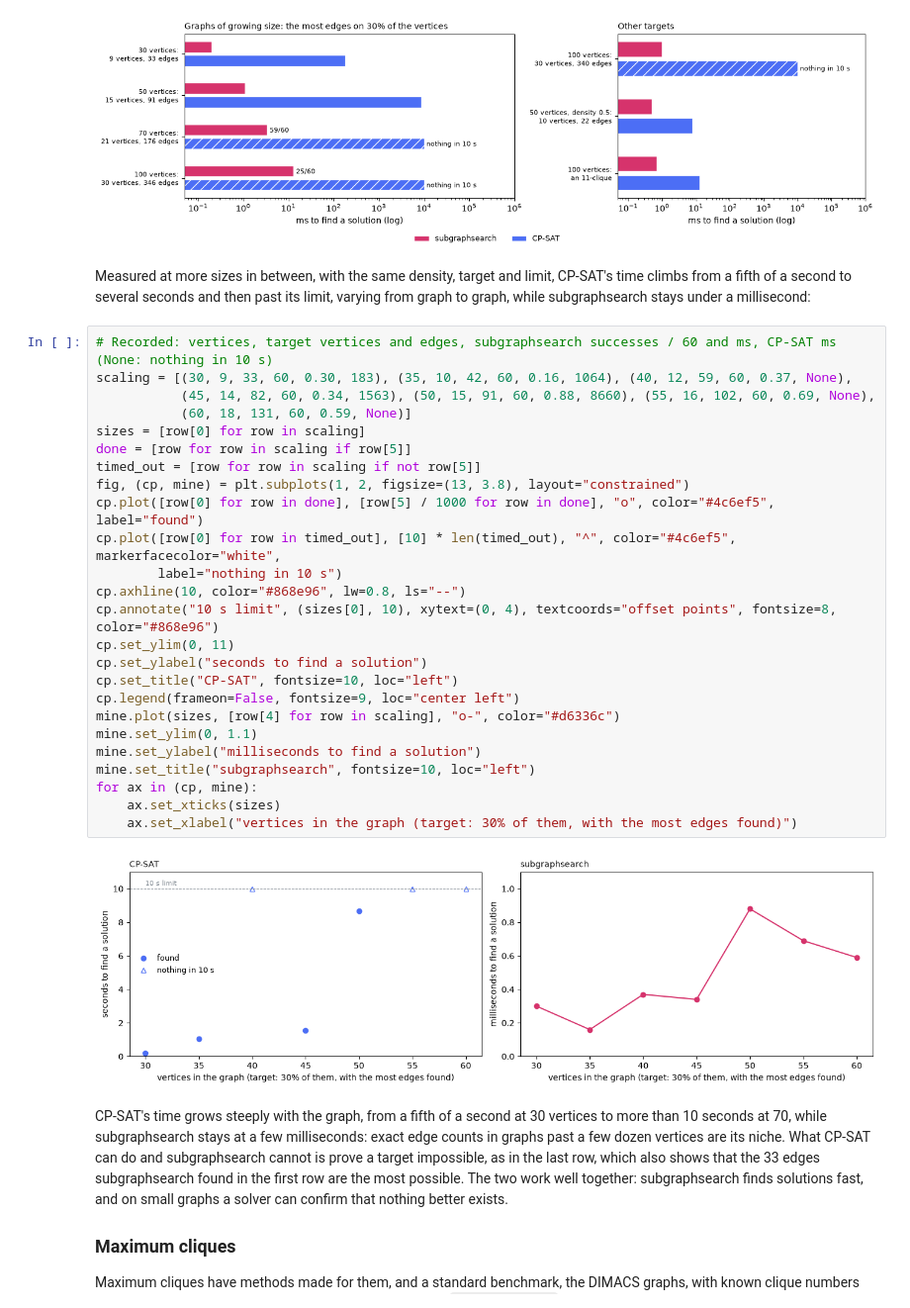
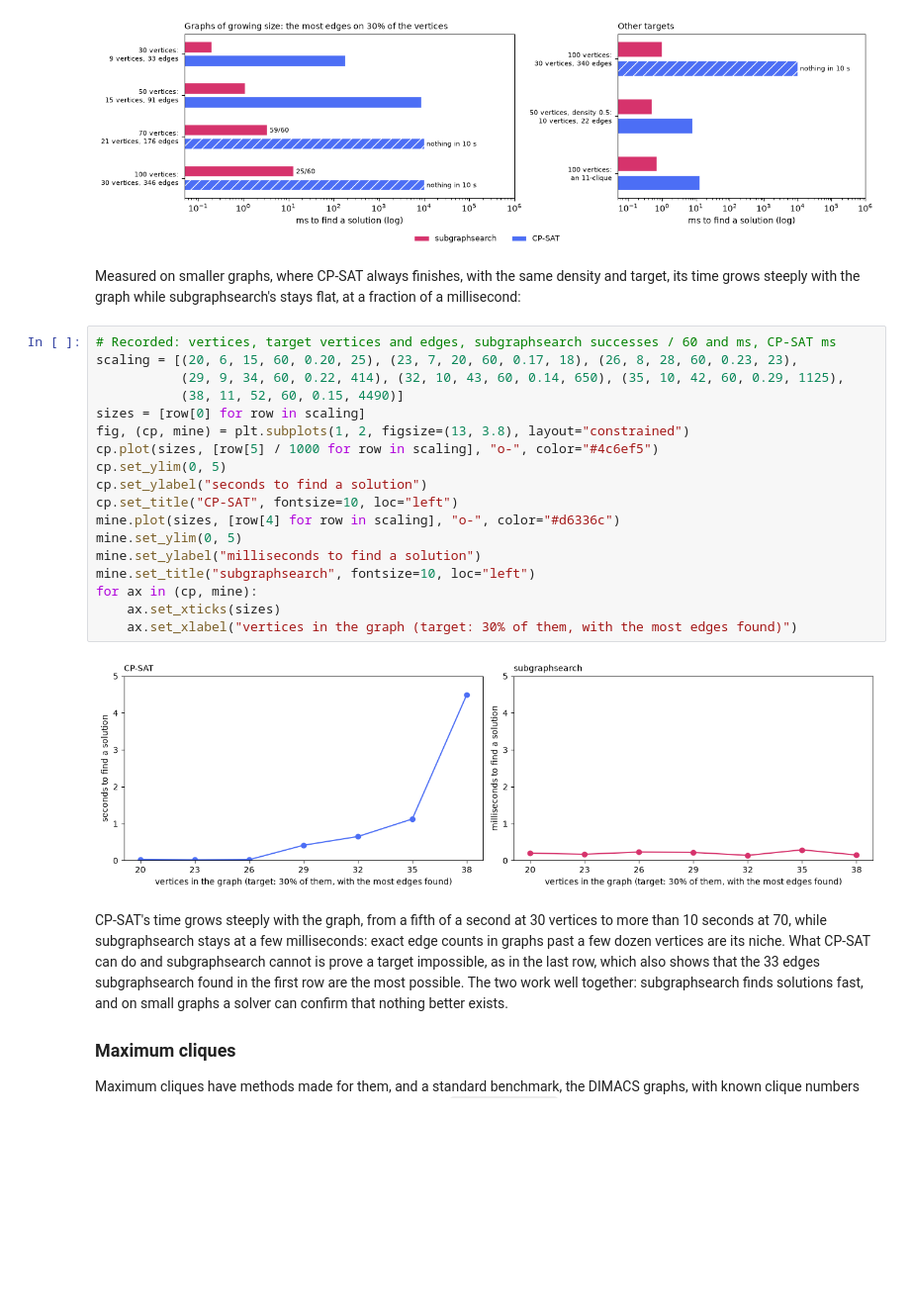
Before and after one commit to vglazer/subgraphsearch, a Jupyter notebook: examples/quickstart.ipynb, the cells around one changed output. Shown at 99% size. Cells and saved outputs as stored; diff of their text form; blank space fills up the shorter version.

```diff
--- a/examples/quickstart.ipynb
+++ b/examples/quickstart.ipynb
@@ -283,37 +283,29 @@ for ax, (title, rows) in zip(axs, groups):
 fig.legend(loc="outside lower center", ncol=2, frameon=False, fontsize=9);
 # %% [output]
 [figure]
-# %% [markdown]
-Measured at more sizes in between, with the same density, target and limit, CP-SAT's time climbs from a fifth
-of a second to several seconds and then past its limit, varying from graph to graph, while subgraphsearch stays
-under a millisecond:
+# %% [markdown]
+Measured on smaller graphs, where CP-SAT always finishes, with the same density and target, its time grows
+steeply with the graph while subgraphsearch's stays flat, at a fraction of a millisecond:
 # %%
-# Recorded: vertices, target vertices and edges, subgraphsearch successes / 60 and ms, CP-SAT ms (None: nothing in 10 s)
-scaling = [(30, 9, 33, 60, 0.30, 183), (35, 10, 42, 60, 0.16, 1064), (40, 12, 59, 60, 0.37, None),
-           (45, 14, 82, 60, 0.34, 1563), (50, 15, 91, 60, 0.88, 8660), (55, 16, 102, 60, 0.69, None),
-           (60, 18, 131, 60, 0.59, None)]
+# Recorded: vertices, target vertices and edges, subgraphsearch successes / 60 and ms, CP-SAT ms
+scaling = [(20, 6, 15, 60, 0.20, 25), (23, 7, 20, 60, 0.17, 18), (26, 8, 28, 60, 0.23, 23),
+           (29, 9, 34, 60, 0.22, 414), (32, 10, 43, 60, 0.14, 650), (35, 10, 42, 60, 0.29, 1125),
+           (38, 11, 52, 60, 0.15, 4490)]
 sizes = [row[0] for row in scaling]
-done = [row for row in scaling if row[5]]
-timed_out = [row for row in scaling if not row[5]]
 fig, (cp, mine) = plt.subplots(1, 2, figsize=(13, 3.8), layout="constrained")
-cp.plot([row[0] for row in done], [row[5] / 1000 for row in done], "o", color="#4c6ef5", label="found")
-cp.plot([row[0] for row in timed_out], [10] * len(timed_out), "^", color="#4c6ef5", markerfacecolor="white",
-        label="nothing in 10 s")
-cp.axhline(10, color="#868e96", lw=0.8, ls="--")
-cp.annotate("10 s limit", (sizes[0], 10), xytext=(0, 4), textcoords="offset points", fontsize=8, color="#868e96")
-cp.set_ylim(0, 11)
+cp.plot(sizes, [row[5] / 1000 for row in scaling], "o-", color="#4c6ef5")
+cp.set_ylim(0, 5)
 cp.set_ylabel("seconds to find a solution")
 cp.set_title("CP-SAT", fontsize=10, loc="left")
-cp.legend(frameon=False, fontsize=9, loc="center left")
 mine.plot(sizes, [row[4] for row in scaling], "o-", color="#d6336c")
-mine.set_ylim(0, 1.1)
+mine.set_ylim(0, 5)
 mine.set_ylabel("milliseconds to find a solution")
 mine.set_title("subgraphsearch", fontsize=10, loc="left")
 for ax in (cp, mine):
     ax.set_xticks(sizes)
     ax.set_xlabel("vertices in the graph (target: 30% of them, with the most edges found)")
 # %% [output]
-[figure, old version]
+[figure, new version]
 # %% [markdown]
 CP-SAT's time grows steeply with the graph, from a fifth of a second at 30 vertices to more than 10 seconds at 70,
 while subgraphsearch stays at a few milliseconds: exact edge counts in graphs past a few dozen vertices are its
```
Also changed, not shown: parts of 2 cells of this notebook, 2 other files.
